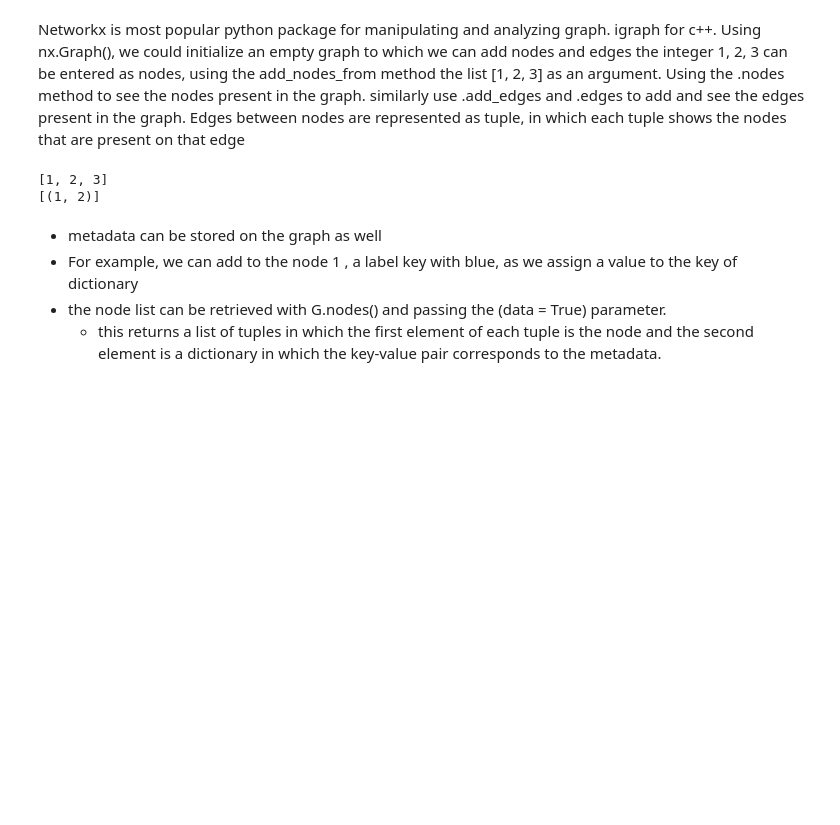
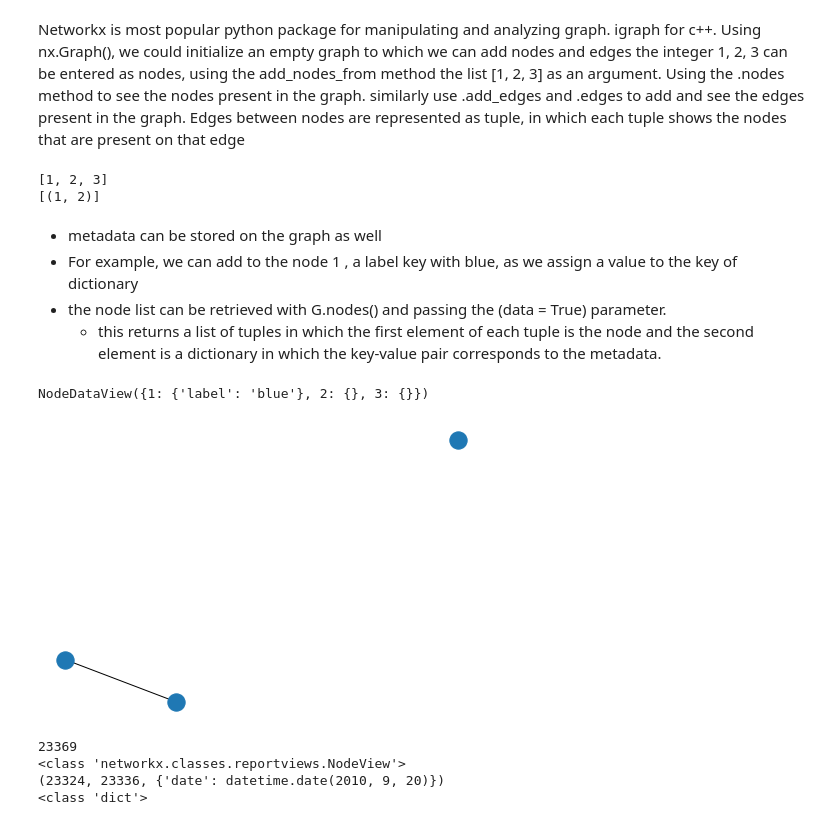
Before and after one commit to NilSagor/nilsagor.github.io, a Jupyter notebook: files/projects/datacamp_network_analysis/networkAnalysis_datacamp.ipynb, the cells around one changed output. Cells and saved outputs as stored; diff of their text form; code cells hidden in the pictures; blank space fills up the shorter version.

Commit message:
graph and edges

```diff
--- a/files/projects/datacamp_network_analysis/networkAnalysis_datacamp.ipynb
+++ b/files/projects/datacamp_network_analysis/networkAnalysis_datacamp.ipynb
@@ -118,3 +118,23 @@ print(G.edges())
 - For example, we can add to the node 1 , a label key with blue, as we assign a value to the key of dictionary
 - the node list can be retrieved with G.nodes() and passing the (data = True) parameter.
     -  this returns a list of tuples in which the first element of each tuple is the node and the second element is a dictionary in which the key-value pair corresponds to the metadata.
+# %%
+G.nodes[1]['label'] = 'blue'
+G.nodes(data = True)
+# %% [output]
+NodeDataView({1: {'label': 'blue'}, 2: {}, 3: {}})
+# %%
+nx.draw(G)
+plt.show()
+# %% [output]
+[figure, added]
+# %%
+print(len(T))
+print(type(T.nodes()))
+print(list(T.edges(data=True))[-1])
+print(type(list(T.edges(data = True))[-1][2]))
+# %% [output]
+23369
+<class 'networkx.classes.reportviews.NodeView'>
+(23324, 23336, {'date': datetime.date(2010, 9, 20)})
+<class 'dict'>
```
Also changed, not shown: parts of 10 cells of this notebook.
